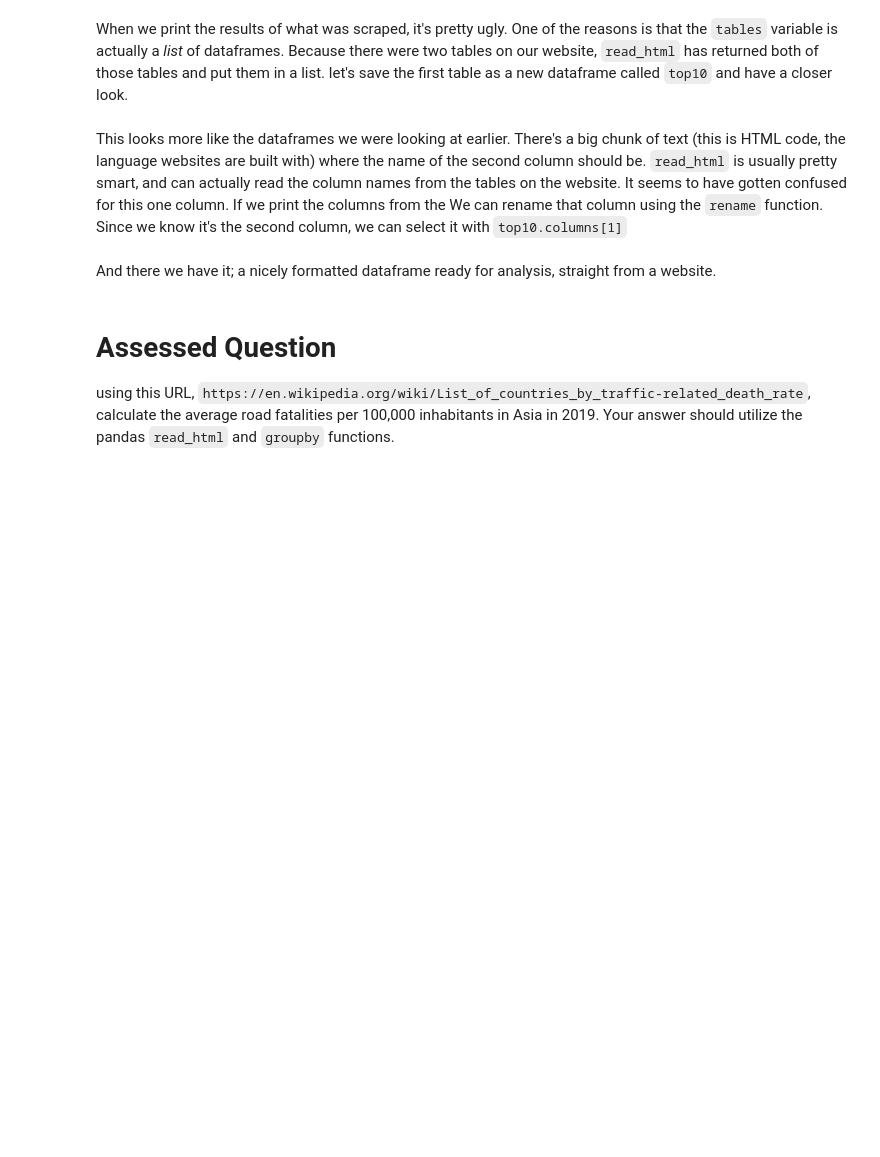
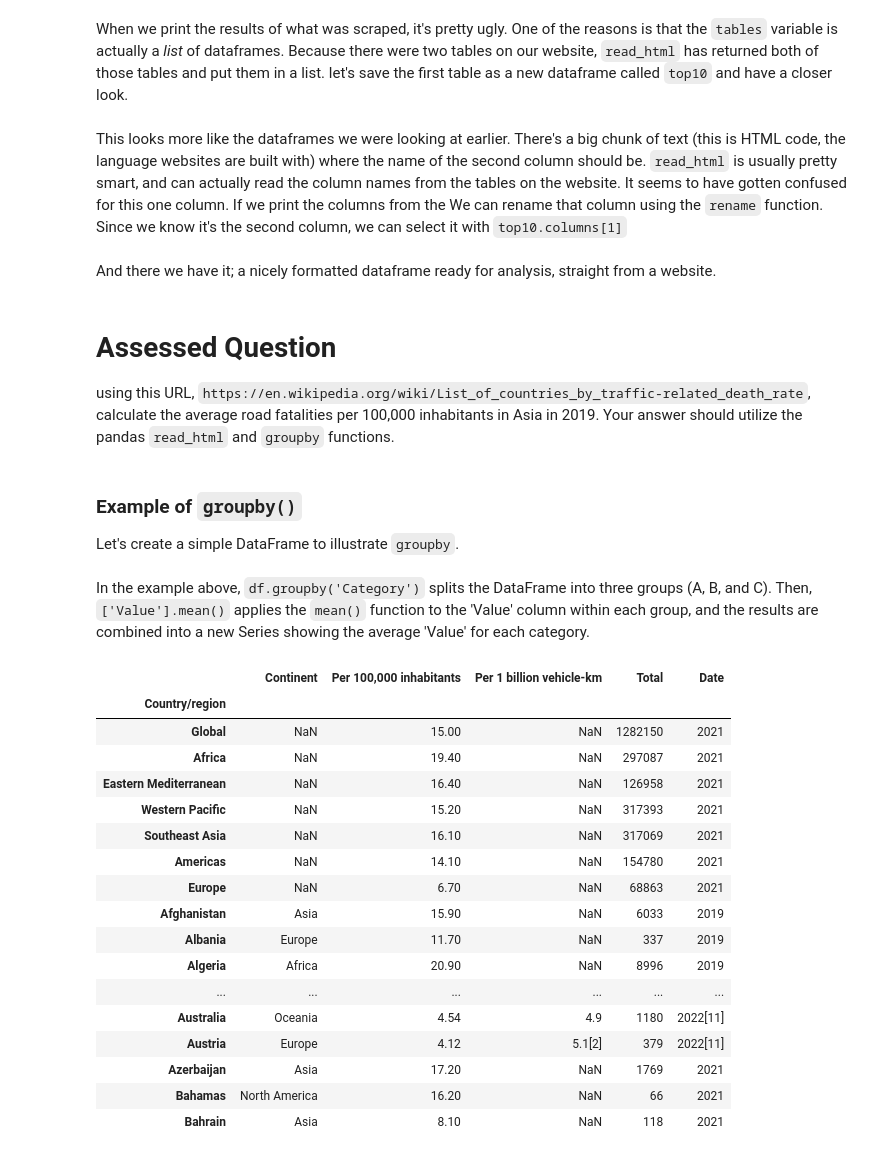
Before and after one commit to ezhang0322-glitch/QM2, a Jupyter notebook: notebooks/W02. Pandas.ipynb, the cells around one changed output. Cells and saved outputs as stored; diff of their text form; code cells hidden in the pictures; blank space fills up the shorter version.

```diff
--- a/notebooks/W02. Pandas.ipynb
+++ b/notebooks/W02. Pandas.ipynb
@@ -393,3 +394,7 @@ And there we have it; a nicely formatted dataframe ready for analysis, straight
 # Assessed Question
 
 using this URL, `https://en.wikipedia.org/wiki/List_of_countries_by_traffic-related_death_rate`, calculate the average road fatalities per 100,000 inhabitants in Asia in 2019. Your answer should utilize the pandas `read_html` and `groupby` functions.
+# %% [markdown]
+### Example of `groupby()`
+
+Let's create a simple DataFrame to illustrate `groupby`.
@@ -395,0 +419,2 @@ using this URL, `https://en.wikipedia.org/wiki/List_of_countries_by_traffic-rela
+# %% [markdown]
+In the example above, `df.groupby('Category')` splits the DataFrame into three groups (A, B, and C). Then, `['Value'].mean()` applies the `mean()` function to the 'Value' column within each group, and the results are combined into a new Series showing the average 'Value' for each category.
@@ -395,0 +439,21 @@ using this URL, `https://en.wikipedia.org/wiki/List_of_countries_by_traffic-rela
+# %%
+fatalities[0].head(20)
+# %% [output]
+|  | Continent | Per 100,000 inhabitants | Per 1 billion vehicle-km | Total | Date |
+| Country/region |  |  |  |  |  |
+| Global | NaN | 15.00 | NaN | 1282150 | 2021 |
+| Africa | NaN | 19.40 | NaN | 297087 | 2021 |
+| Eastern Mediterranean | NaN | 16.40 | NaN | 126958 | 2021 |
+| Western Pacific | NaN | 15.20 | NaN | 317393 | 2021 |
+| Southeast Asia | NaN | 16.10 | NaN | 317069 | 2021 |
+| Americas | NaN | 14.10 | NaN | 154780 | 2021 |
+| Europe | NaN | 6.70 | NaN | 68863 | 2021 |
+| Afghanistan | Asia | 15.90 | NaN | 6033 | 2019 |
+| Albania | Europe | 11.70 | NaN | 337 | 2019 |
+| Algeria | Africa | 20.90 | NaN | 8996 | 2019 |
+| ... | ... | ... | ... | ... | ... |
+| Australia | Oceania | 4.54 | 4.9 | 1180 | 2022[11] |
+| Austria | Europe | 4.12 | 5.1[2] | 379 | 2022[11] |
+| Azerbaijan | Asia | 17.20 | NaN | 1769 | 2021 |
+| Bahamas | North America | 16.20 | NaN | 66 | 2021 |
+| Bahrain | Asia | 8.10 | NaN | 118 | 2021 |
```
Also changed, not shown: parts of 34 cells of this notebook.
